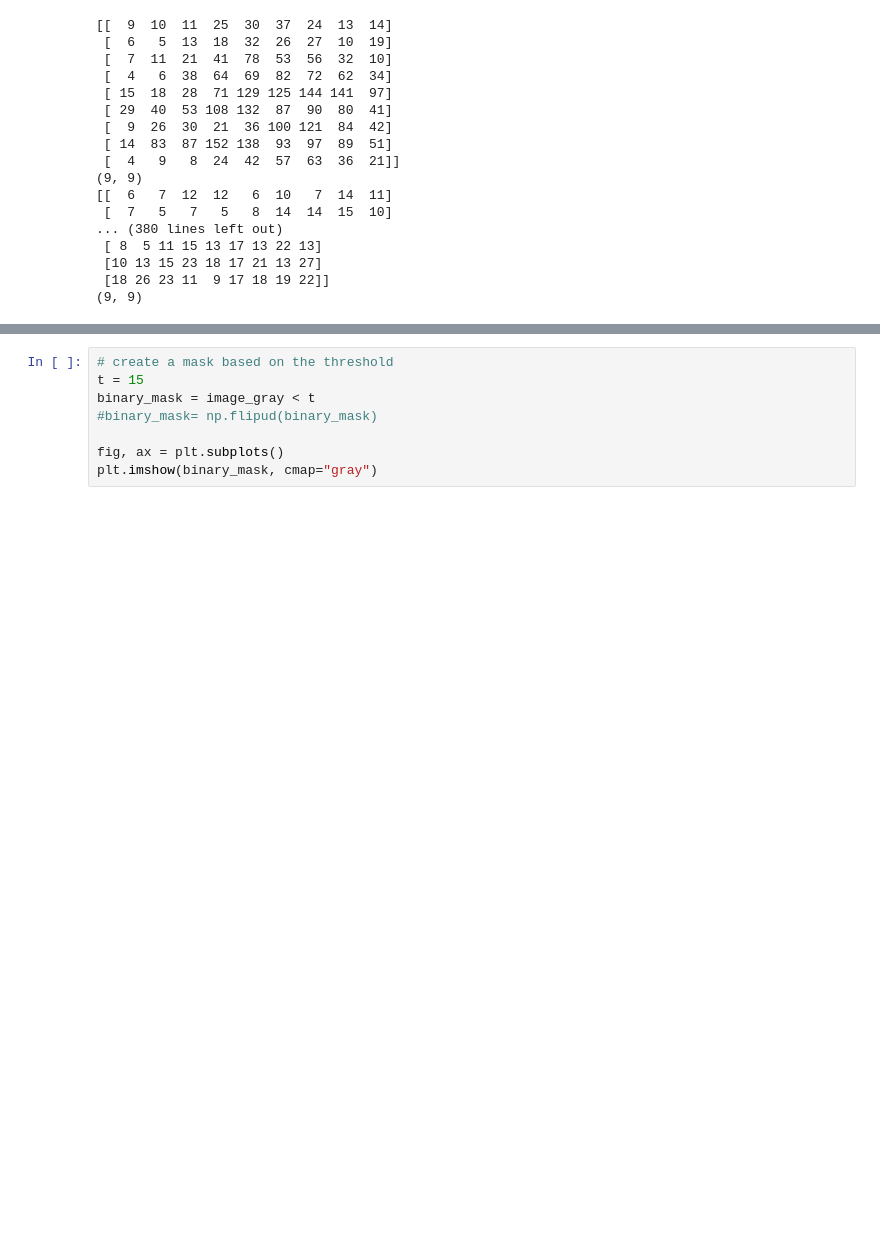
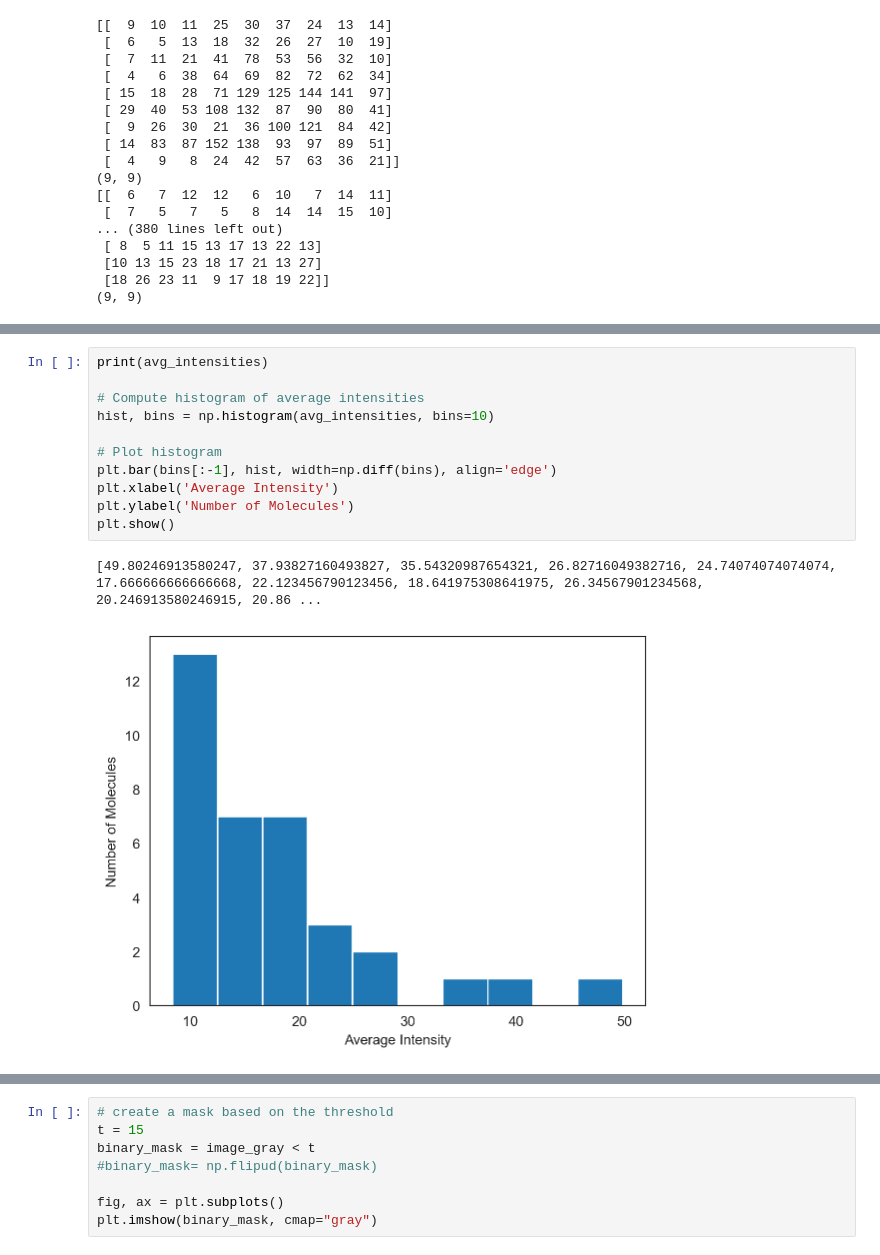
Before and after one commit to JKL453/s04-utils, a Jupyter notebook: notebooks/blob_detection.ipynb, the cells around one changed output, grey strips where cells are left out. Drawn from its saved outputs; the diff is of its cells as text; blank space fills up the shorter version.

```diff
--- a/notebooks/blob_detection.ipynb
+++ b/notebooks/blob_detection.ipynb
@@ -242,0 +250,14 @@ plt.show()
+# %%
+print(avg_intensities)
+
+# Compute histogram of average intensities
+hist, bins = np.histogram(avg_intensities, bins=10)
+
+# Plot histogram
+plt.bar(bins[:-1], hist, width=np.diff(bins), align='edge')
+plt.xlabel('Average Intensity')
+plt.ylabel('Number of Molecules')
+plt.show()
+# %% [output]
+[49.80246913580247, 37.93827160493827, 35.54320987654321, 26.82716049382716, 24.74074074074074, 17.666666666666668, 22.123456790123456, 18.641975308641975, 26.34567901234568, 20.246913580246915, 20.86 ...
+[figure, added]
```
Also changed, not shown: parts of 12 cells of this notebook.
